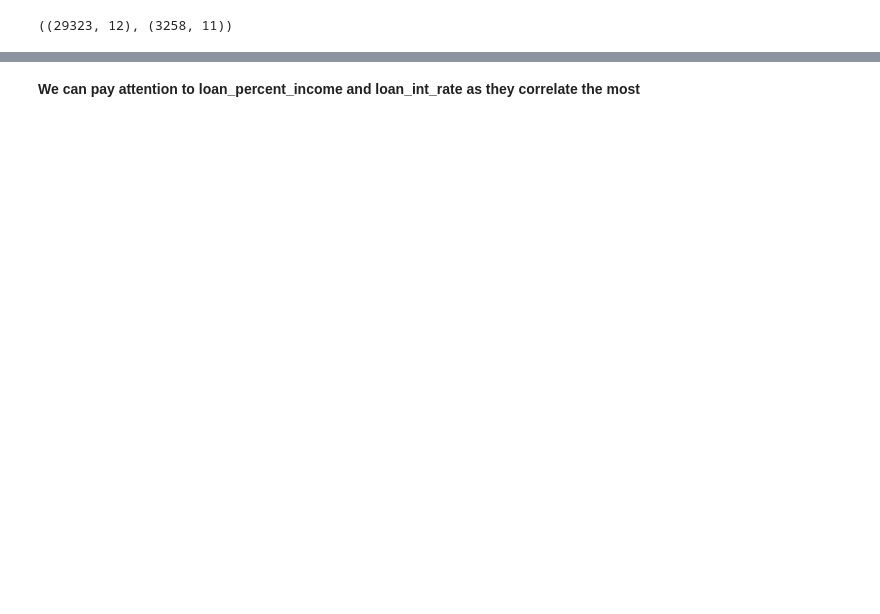
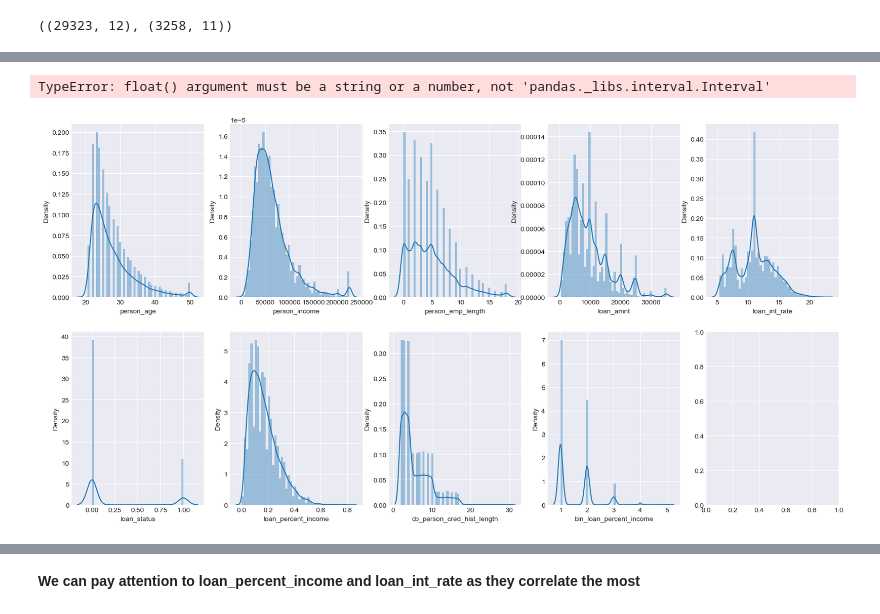
Before and after one commit to Fyly8/Credit_risk, a Jupyter notebook: 1_Kaggle-credit-risk-eda-model.ipynb, the cells around one changed output, grey strips where cells are left out. Drawn from its saved outputs; the diff is of its cells as text; code cells hidden in the pictures; blank space fills up the shorter version.

```diff
--- a/1_Kaggle-credit-risk-eda-model.ipynb
+++ b/1_Kaggle-credit-risk-eda-model.ipynb
@@ -109,0 +128,11 @@ df.shape, X_test.shape
+# %%
+fig, axs = plt.subplots(ncols=5, nrows=2, figsize=(20, 10))
+index = 0
+axs = axs.flatten()
+for k,v in train.select_dtypes(exclude=['object']).items():
+    sns.distplot(v, ax=axs[index])
+    index += 1
+plt.tight_layout(pad=0.4, w_pad=0.5, h_pad=5.0)
+# %% [output]
+TypeError: float() argument must be a string or a number, not 'pandas._libs.interval.Interval'
+[figure, added]
```
Also changed, not shown: parts of 143 cells of this notebook.
